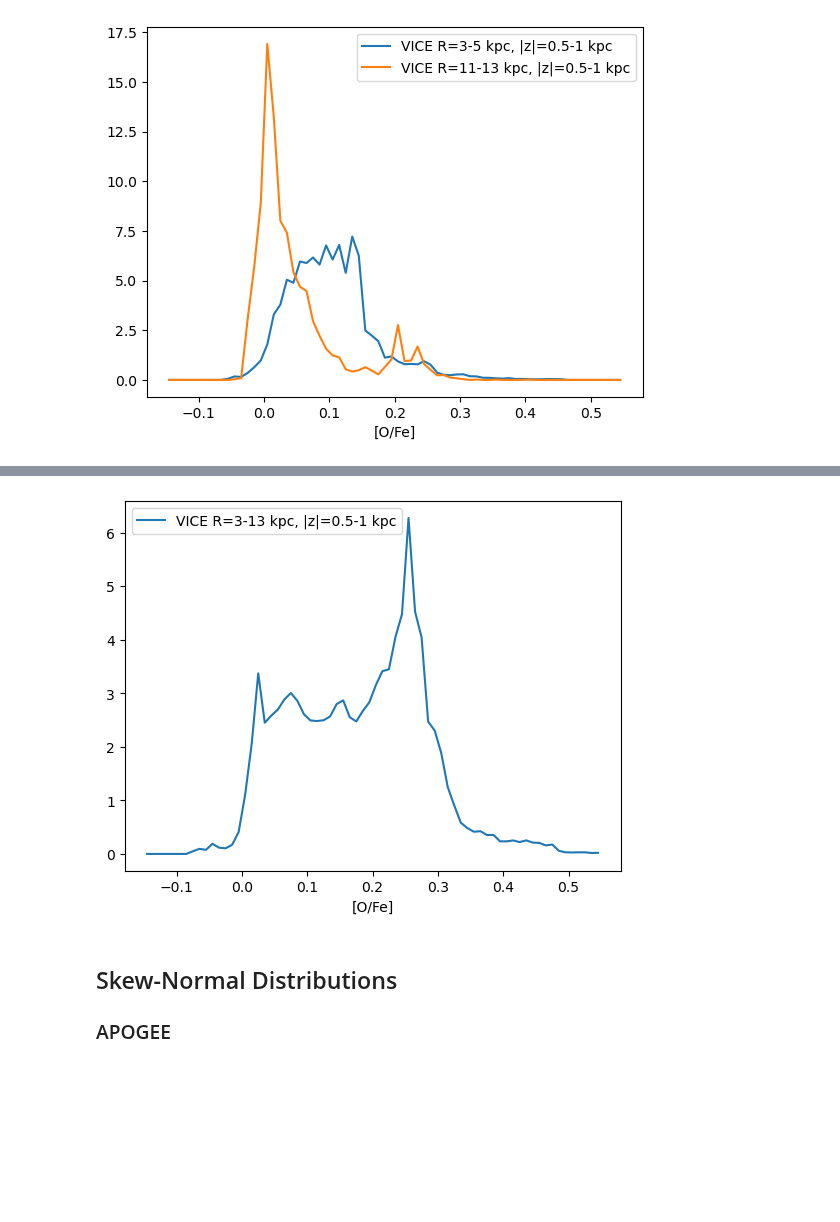
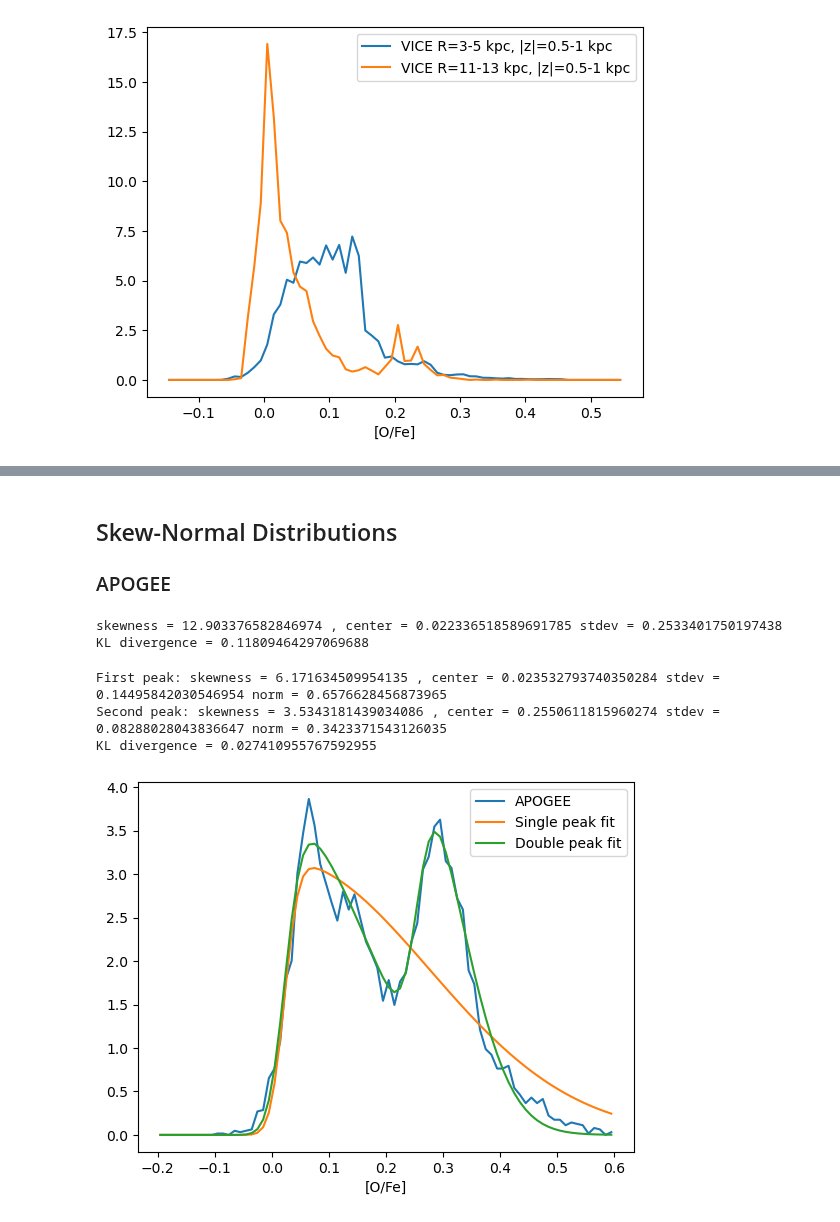
Before and after one commit to lodubay/galactic-dtd, a Jupyter notebook: notebooks/bimodality_test.ipynb, the cells around one changed output, grey strips where cells are left out. Cells and saved outputs as stored; diff of their text form; code cells hidden in the pictures; blank space fills up the shorter version.

Commit message:
add skew normal test, adjust plots

```diff
--- a/notebooks/bimodality_test.ipynb
+++ b/notebooks/bimodality_test.ipynb
@@ -484,17 +470,3 @@ plt.show()
-# %%
-odf, bin_edges = vice_mdf(vice_twopeak, col='[o/fe]',
-                                  galr_lim=(3, 13), absz_lim=(0.5, 2),
-                                  xlim=(-0.15, 0.55), bin_width=0.01, smoothing=False)
-dx = bin_edges[1] - bin_edges[0]
-ofe_arr = get_bin_centers(bin_edges)
-
-fig, ax = plt.subplots()
-ax.plot(ofe_arr, odf, label='VICE R=3-13 kpc, |z|=0.5-1 kpc')
-ax.legend()
-ax.set_xlabel('[O/Fe]')
-plt.show()
-# %% [output]
-[figure, removed]
 # %% [markdown]
 ## Skew-Normal Distributions
 
@@ -520,0 +480,37 @@ fit2 = one_gaussian(ofe_arr, *popt2)
+# %%
+# one curve fit
+popt1, pcov1 = curve_fit(stats.skewnorm.pdf, ofe_arr, odf, p0=(0, 0.2, 0.1))
+print('skewness =', popt1[0], ', center =', popt1[1], 'stdev =', popt1[2])
+fit1 = stats.skewnorm.pdf(ofe_arr, *popt1)
+# KL-divergence test
+kld1 = kl_divergence(odf, fit1, dx)
+print('KL divergence =', kld1)
+# %% [output]
+skewness = 12.903376582846974 , center = 0.022336518589691785 stdev = 0.2533401750197438
+KL divergence = 0.11809464297069688
+# %%
+# two curve fit
+def two_skewnorm(x, a1, loc1, scale1, norm1, a2, loc2, scale2):
+    return norm1 * stats.skewnorm.pdf(x, a1, loc1, scale1) + (1 - norm1) * stats.skewnorm.pdf(x, a2, loc2, scale2)
+
+popt2, pcov2 = curve_fit(two_skewnorm, ofe_arr, odf, p0=(0, 0.1, 0.05, 0.5, 0, 0.3, 0.05))
+print('First peak: skewness =', popt2[0], ', center =', popt2[1], 'stdev =', popt2[2], 'norm =', popt2[3])
+print('Second peak: skewness =', popt2[4], ', center =', popt2[5], 'stdev =', popt2[6], 'norm =', 1 - popt2[3])
+fit2 = two_skewnorm(ofe_arr, *popt2)
+# KL-divergence test
+kld2 = kl_divergence(odf, fit2, dx)
+print('KL divergence =', kld2)
+# %% [output]
+First peak: skewness = 6.171634509954135 , center = 0.023532793740350284 stdev = 0.14495842030546954 norm = 0.6576628456873965
+Second peak: skewness = 3.5343181439034086 , center = 0.2550611815960274 stdev = 0.08288028043836647 norm = 0.3423371543126035
+KL divergence = 0.027410955767592955
+# %%
+fig, ax = plt.subplots()
+ax.plot(ofe_arr, odf, label='APOGEE')
+ax.plot(ofe_arr, fit1, label='Single peak fit')
+ax.plot(ofe_arr, fit2, label='Double peak fit')
+ax.legend(loc='upper right')
+ax.set_xlabel('[O/Fe]')
+plt.show()
+# %% [output]
+[figure, added]
```
Also changed, not shown: parts of 17 cells of this notebook, 2 other files.
